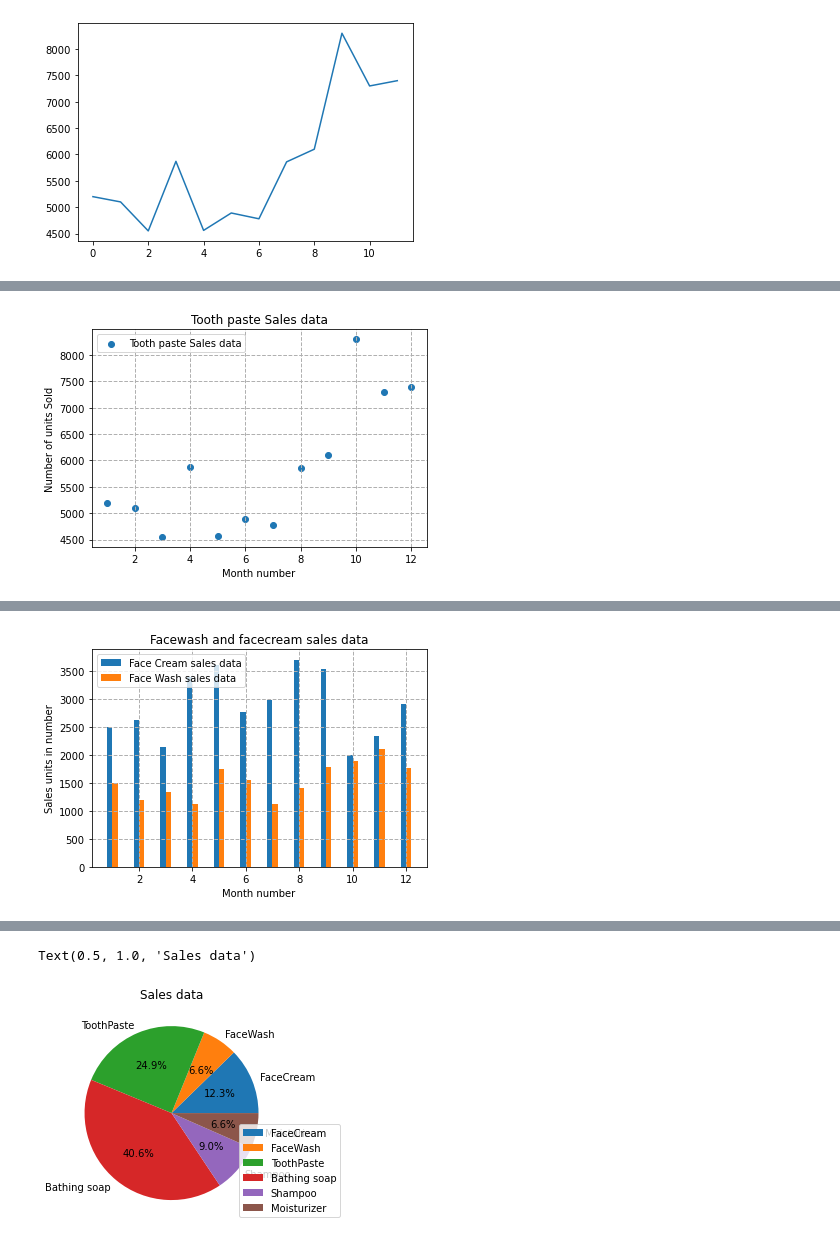
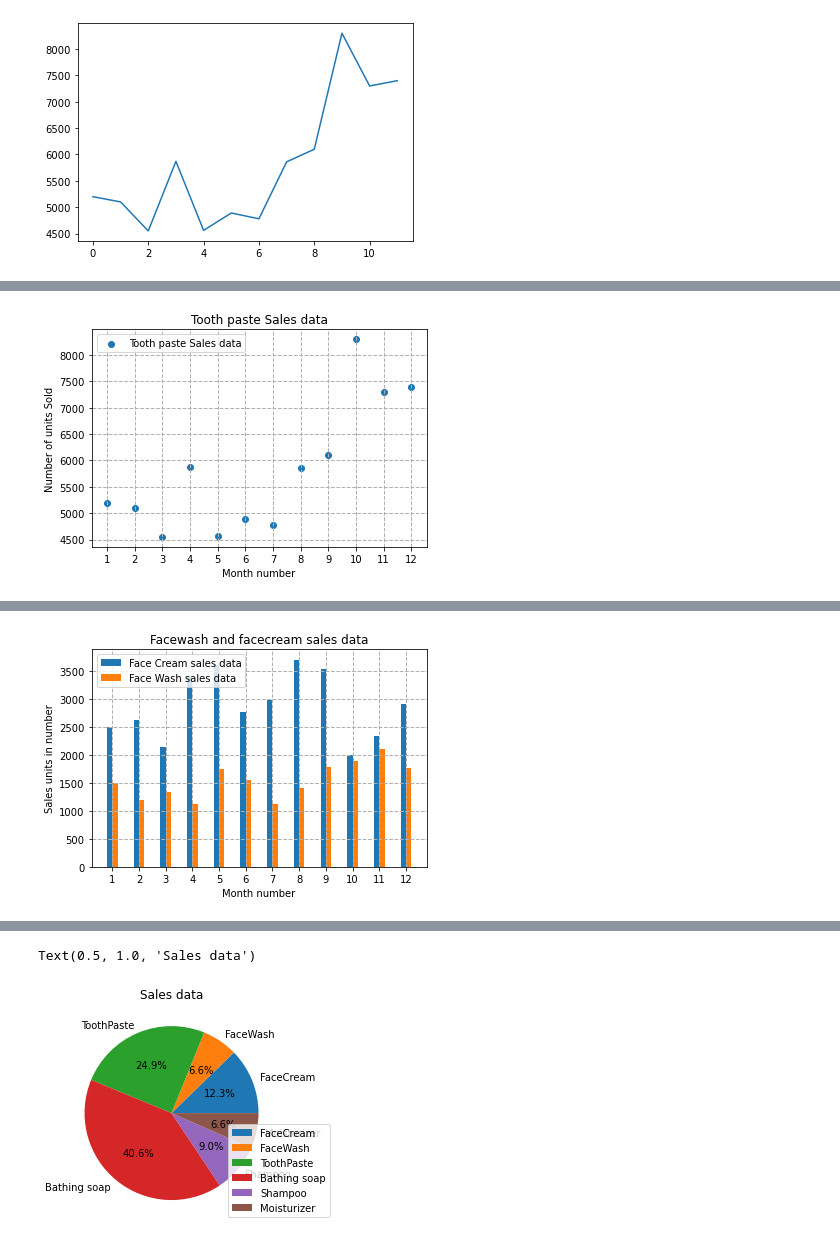
Before and after one commit to Elsasser67/DataScience21, a Jupyter notebook: Block_1/Assignments/1_MatplotLib.ipynb, the cells around one changed output, grey strips where cells are left out. Saved outputs shown, nothing was run; the diff lists cells and outputs as text; code cells hidden in the pictures.

```diff
--- a/Block_1/Assignments/1_MatplotLib.ipynb
+++ b/Block_1/Assignments/1_MatplotLib.ipynb
@@ -108,13 +114,17 @@ Also, add a grid in the plot.
 <img src="IMG/4.png" width=400>
 # %%
 plt.scatter(data.month_number, data.toothpaste, label="Tooth paste Sales data")
+
 plt.xlabel("Month number")
-plt.ylabel("Number of units Sold");
-plt.title("Tooth paste Sales data");
+plt.xticks(data.month_number)
+plt.ylabel("Number of units Sold")
+plt.title("Tooth paste Sales data")
+
 plt.legend(loc=2)
+
 plt.grid(linestyle='dashed', linewidth=1)
 # %% [output]
-[figure, old version]
+[figure, new version]
 # %% [markdown]
 ## Exercise 5
 Read face cream and facewash product sales data and show it using the bar chart
@@ -126,13 +136,17 @@ Bar chart should display the number of units sold per month for each product. Ad
 # %%
 plt.bar(data.month_number, data.facecream, label="Face Cream sales data", align="edge", width=-0.2)
 plt.bar(data.month_number, data.facewash, label="Face Wash sales data", align="edge", width=0.2)
+
 plt.xlabel("Month number")
-plt.ylabel("Sales units in number");
-plt.title("Facewash and facecream sales data");
+plt.xticks(data.month_number)
+plt.ylabel("Sales units in number")
+plt.title("Facewash and facecream sales data")
+
 plt.legend(loc=2)
+
 plt.grid(linestyle='dashed', linewidth=1)
 # %% [output]
-[figure, old version]
+[figure, new version]
 # %% [markdown]
 ## Exercise 6
 Calculate total sale data for last year for each product and show it using a Pie chart
@@ -145,8 +159,8 @@ Note: In Pie chart display Number of units sold per year for each product in per
 <img src="IMG/6.png" width=400>
 # %%
 plt.pie([data['facecream'].sum(),data['facewash'].sum(),data['toothpaste'].sum(),data['bathingsoap'].sum(),data['shampoo'].sum(),data['moisturizer'].sum()],labels=['FaceCream','FaceWash','ToothPaste','Bathing soap','Shampoo','Moisturizer'], autopct='%.1f%%')
-plt.legend(loc=4,bbox_to_anchor=(0.8, 0,0.5,1))
+plt.legend(loc=4,bbox_to_anchor=(0.75,0,0.5,1))
 plt.title("Sales data")
 # %% [output]
 Text(0.5, 1.0, 'Sales data')
-[figure, old version]
+[figure, new version]
```
Also changed, not shown: parts of 3 cells of this notebook.
